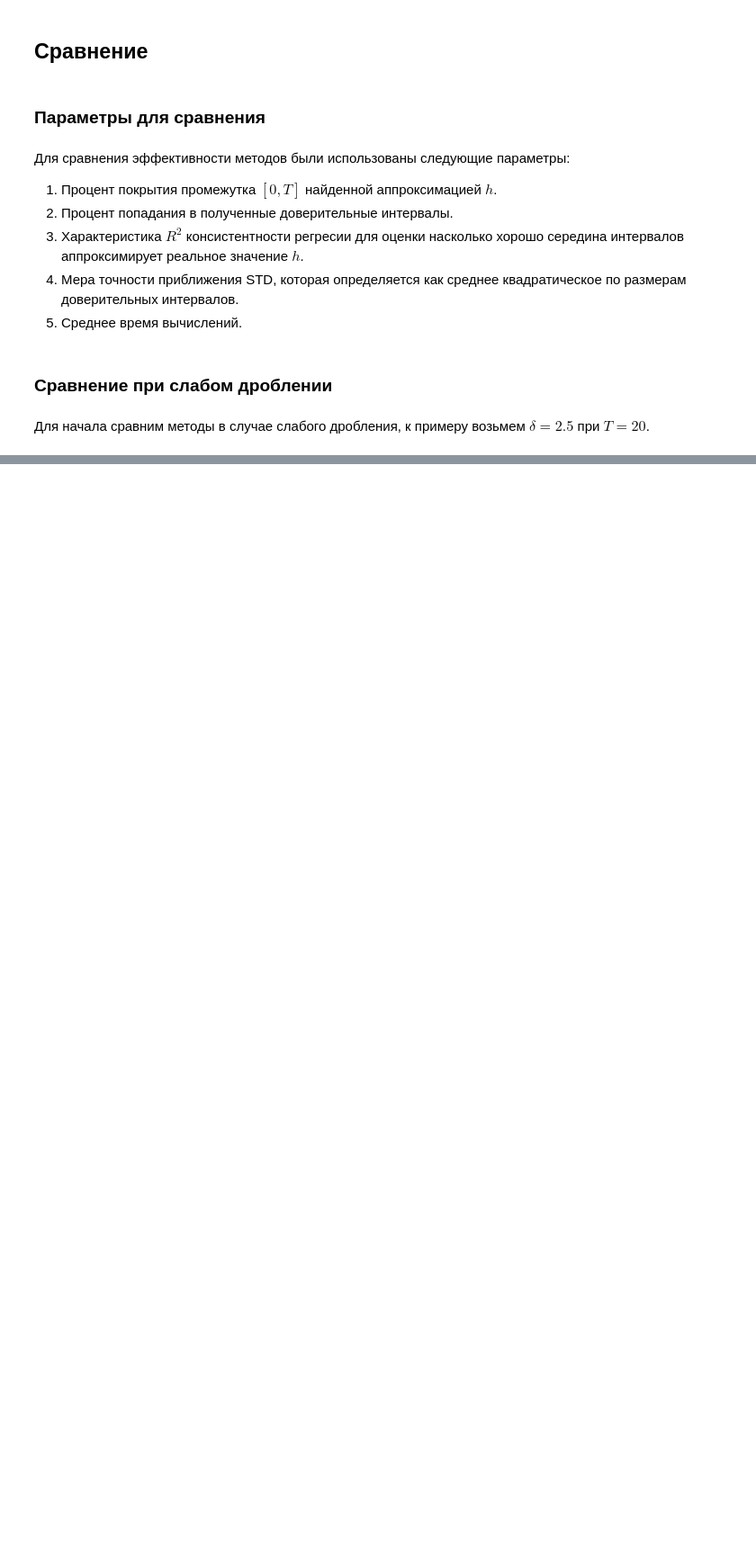
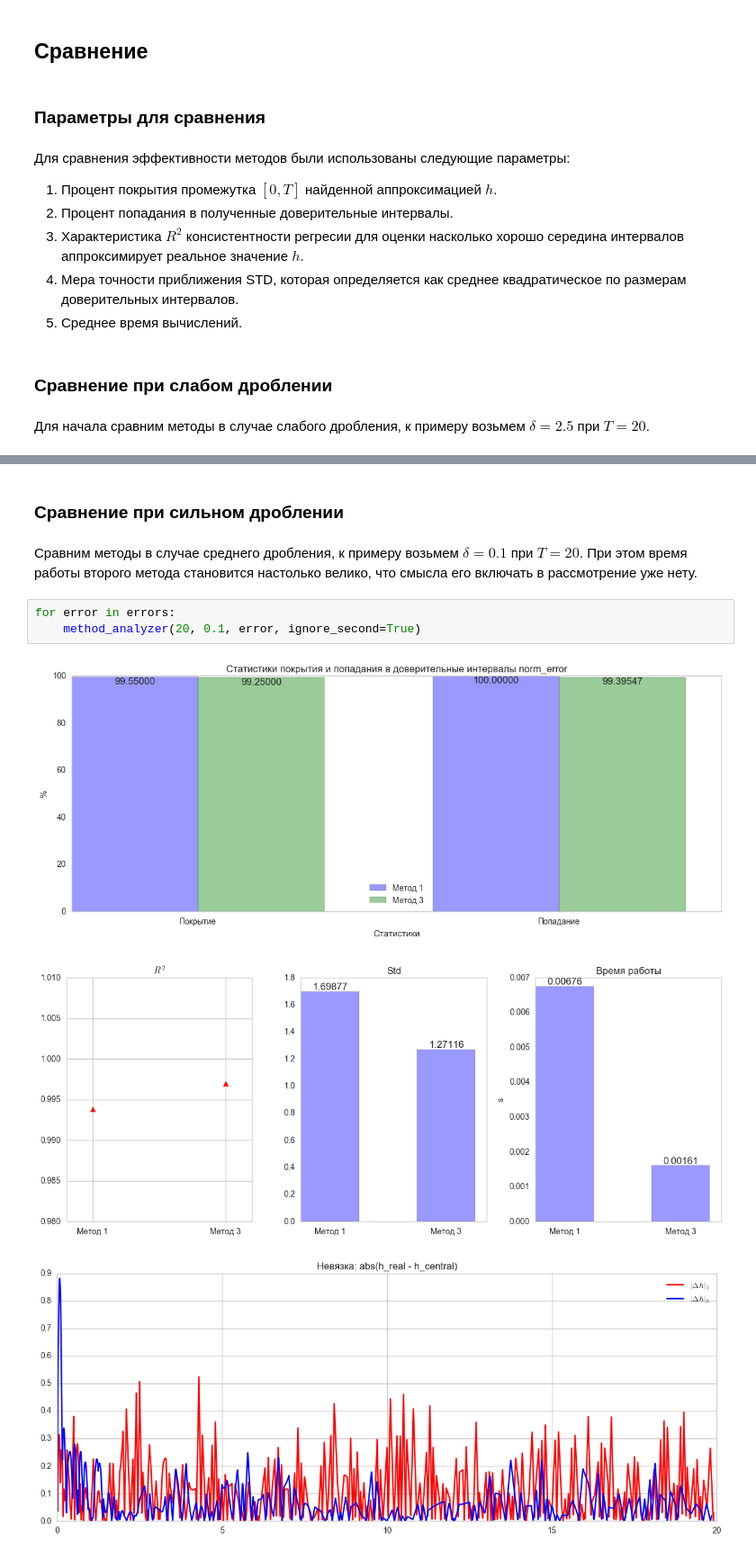
Before and after one commit to Megalitum/gubarev_labs, a Jupyter notebook: Lab2.ipynb, the cells around one changed output, grey strips where cells are left out. Shown at 90% size. Cells and saved outputs as stored; diff of their text form; blank space fills up the shorter version.

```diff
--- a/Lab2.ipynb
+++ b/Lab2.ipynb
@@ -128,0 +74,11 @@ for error in errors:
+# %% [markdown]
+### Сравнение при сильном дроблении
+# %% [markdown]
+Сравним методы в случае среднего дробления, к примеру возьмем $\delta = 0.1$ при $T = 20$. При этом время работы второго метода становится настолько велико, что смысла его включать в рассмотрение уже нету.
+# %%
+for error in errors:
+    method_analyzer(20, 0.1, error, ignore_second=True)
+# %% [output]
+[figure, added]
+[figure, added]
+[figure, added]
```
Also changed, not shown: parts of 11 cells of this notebook, 1 other file.
